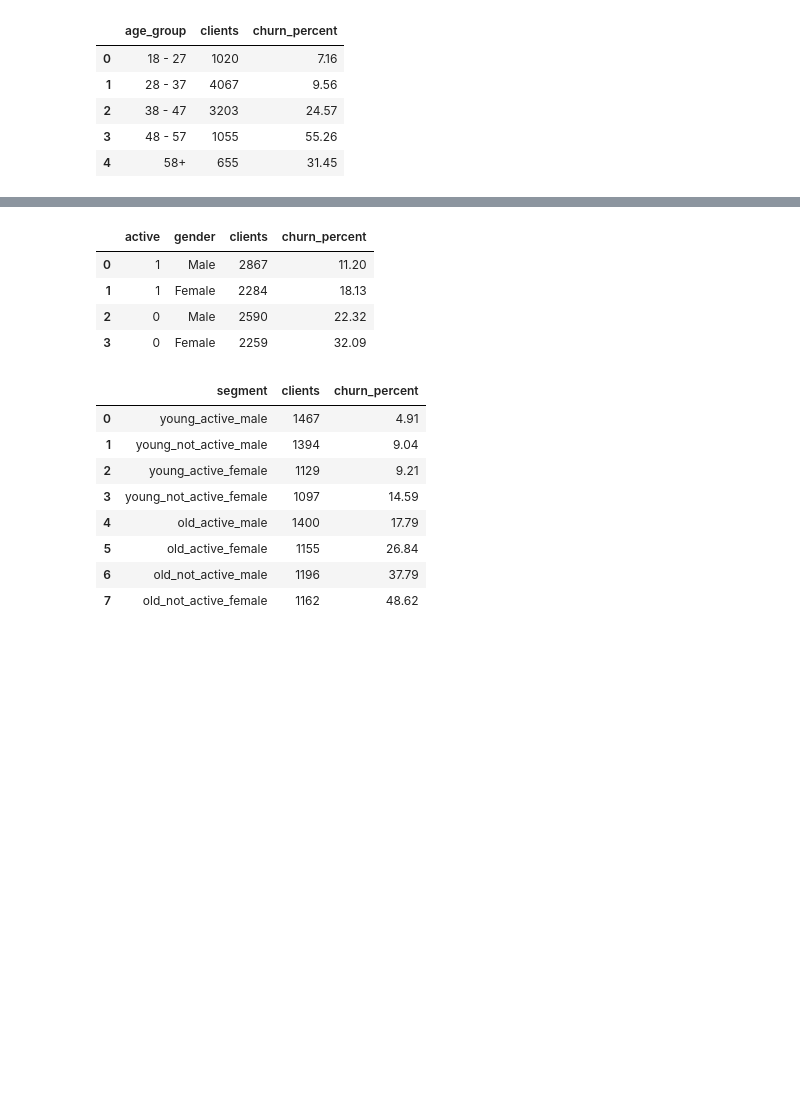
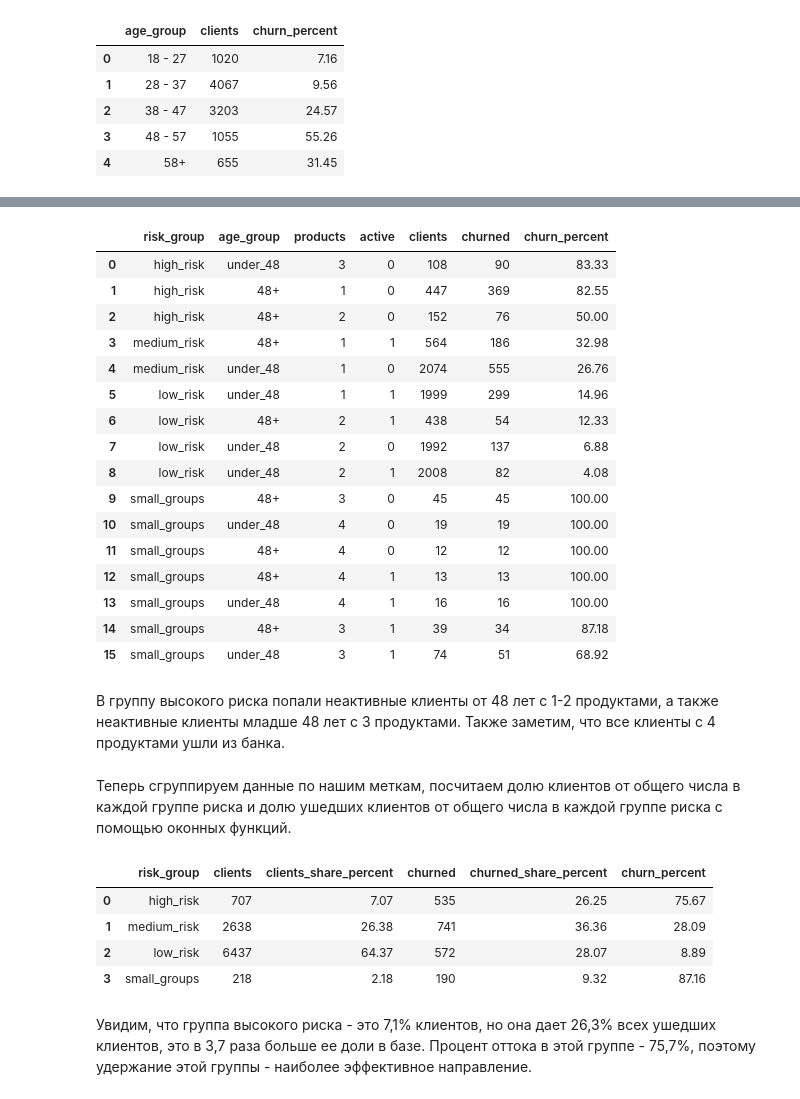
Before and after one commit to ilushav/bank-churn-analysis, a Jupyter notebook: notebooks/analysis.ipynb, the cells around one changed output, grey strips where cells are left out. Cells and saved outputs as stored; diff of their text form; code cells hidden in the pictures; blank space fills up the shorter version.

```diff
--- a/notebooks/analysis.ipynb
+++ b/notebooks/analysis.ipynb
@@ -1,6 +1,7 @@
 # %%
 import pandas as pd
 import duckdb
+pd.set_option("display.max_columns", None)
 # %% [markdown]
 ### Предметная область
 
@@ -318,37 +347,62 @@ duckdb.sql(query).df()
 # %%
 query = """
-SELECT IsActiveMember AS active, Gender As gender, COUNT(*) AS clients, ROUND(AVG(Exited) * 100, 2) AS churn_percent
-FROM df
-GROUP BY active, gender
-ORDER BY churn_percent
+WITH clients_with_age AS (
+    SELECT CASE WHEN Age <= 47 THEN 'under_48' ELSE '48+' END AS age_group, NumOfProducts AS products, IsActiveMember AS active, COUNT(*) AS clients, CAST(SUM(Exited) AS INTEGER) AS churned, ROUND(AVG(Exited) * 100, 2) AS churn_percent
+    FROM df
+    GROUP BY age_group, products, active
+)
+
+SELECT CASE WHEN clients < 100 THEN 'small_groups' WHEN churn_percent >= 50 THEN 'high_risk' WHEN churn_percent >= 25 THEN 'medium_risk' ELSE 'low_risk' END AS risk_group, *
+FROM clients_with_age
+ORDER BY CASE WHEN risk_group = 'high_risk' THEN 1 WHEN risk_group = 'medium_risk' THEN 2 WHEN risk_group = 'low_risk' THEN 3 WHEN risk_group = 'small_groups' THEN 4 END, churn_percent DESC
 """
 duckdb.sql(query).df()
 # %% [output]
-|  | active | gender | clients | churn_percent |
-| 0 | 1 | Male | 2867 | 11.20 |
-| 1 | 1 | Female | 2284 | 18.13 |
-| 2 | 0 | Male | 2590 | 22.32 |
-| 3 | 0 | Female | 2259 | 32.09 |
+|  | risk_group | age_group | products | active | clients | churned | churn_percent |
+| 0 | high_risk | under_48 | 3 | 0 | 108 | 90 | 83.33 |
+| 1 | high_risk | 48+ | 1 | 0 | 447 | 369 | 82.55 |
+| 2 | high_risk | 48+ | 2 | 0 | 152 | 76 | 50.00 |
+| 3 | medium_risk | 48+ | 1 | 1 | 564 | 186 | 32.98 |
+| 4 | medium_risk | under_48 | 1 | 0 | 2074 | 555 | 26.76 |
+| 5 | low_risk | under_48 | 1 | 1 | 1999 | 299 | 14.96 |
+| 6 | low_risk | 48+ | 2 | 1 | 438 | 54 | 12.33 |
+| 7 | low_risk | under_48 | 2 | 0 | 1992 | 137 | 6.88 |
+| 8 | low_risk | under_48 | 2 | 1 | 2008 | 82 | 4.08 |
+| 9 | small_groups | 48+ | 3 | 0 | 45 | 45 | 100.00 |
+| 10 | small_groups | under_48 | 4 | 0 | 19 | 19 | 100.00 |
+| 11 | small_groups | 48+ | 4 | 0 | 12 | 12 | 100.00 |
+| 12 | small_groups | 48+ | 4 | 1 | 13 | 13 | 100.00 |
+| 13 | small_groups | under_48 | 4 | 1 | 16 | 16 | 100.00 |
+| 14 | small_groups | 48+ | 3 | 1 | 39 | 34 | 87.18 |
+| 15 | small_groups | under_48 | 3 | 1 | 74 | 51 | 68.92 |
+# %% [markdown]
+В группу высокого риска попали неактивные клиенты от 48 лет с 1-2 продуктами, а также неактивные клиенты младше 48 лет с 3 продуктами. Также заметим, что все клиенты с 4 продуктами ушли из банка.
+# %% [markdown]
+Теперь сгруппируем данные по нашим меткам, посчитаем долю клиентов от общего числа в каждой группе риска и долю ушедших клиентов от общего числа в каждой группе риска с помощью оконных функций.
 # %%
 query = """
-WITH segments AS(
-SELECT CASE WHEN IsActiveMember = 1 AND Gender = 'Male' AND Age > 37 THEN 'old_active_male' WHEN IsActiveMember = 1 AND Gender = 'Male' AND Age <= 37 THEN 'young_active_male' WHEN IsActiveMember = 0 AND Gender = 'Male' AND Age > 37 THEN 'old_not_active_male' WHEN IsActiveMember = 0 AND Gender = 'Male' AND Age <= 37 THEN 'young_not_active_male' WHEN IsActiveMember = 1 AND Gender = 'Female' AND Age > 37 THEN 'old_active_female' WHEN IsActiveMember = 0 AND Gender = 'Female' AND Age > 37 THEN 'old_not_active_female' WHEN IsActiveMember = 1 AND Gender = 'Female' AND Age <= 37 THEN 'young_active_female' WHEN IsActiveMember = 0 AND Gender = 'Female' AND Age <= 37 THEN 'young_not_active_female' END AS segment, Exited
-FROM df)
+WITH clients_with_age AS (
+    SELECT CASE WHEN Age <= 47 THEN 'under_48' ELSE '48+' END AS age_group, NumOfProducts AS products, IsActiveMember AS active, COUNT(*) AS clients, CAST(SUM(Exited) AS INTEGER) AS churned, ROUND(AVG(Exited) * 100, 2) AS churn_percent
+    FROM df
+    GROUP BY age_group, products, active
+),
 
-SELECT segment, COUNT(*) AS clients, ROUND(AVG(Exited) * 100, 2) AS churn_percent
-FROM segments
-GROUP BY segment
-ORDER BY churn_percent
+clients_by_risk_group AS (
+    SELECT CASE WHEN clients < 100 THEN 'small_groups' WHEN churn_percent >= 50 THEN 'high_risk' WHEN churn_percent >= 25 THEN 'medium_risk' ELSE 'low_risk' END AS risk_group, *
+    FROM clients_with_age
+)
+
+SELECT risk_group, CAST(SUM(clients) AS INTEGER) AS clients, ROUND(SUM(clients) * 100.0 / SUM(SUM(clients)) OVER (), 2) AS clients_share_percent, CAST(SUM(churned) AS INTEGER) AS churned, ROUND(SUM(churned) * 100.0 / SUM(SUM(churned)) OVER (), 2) AS churned_share_percent, ROUND(SUM(churned) * 100.0 / SUM(clients), 2) AS churn_percent
+FROM clients_by_risk_group
+GROUP BY risk_group
+ORDER BY CASE WHEN risk_group = 'high_risk' THEN 1 WHEN risk_group = 'medium_risk' THEN 2 WHEN risk_group = 'low_risk' THEN 3 WHEN risk_group = 'small_groups' THEN 4 END
 """
-
 duckdb.sql(query).df()
 # %% [output]
-|  | segment | clients | churn_percent |
-| 0 | young_active_male | 1467 | 4.91 |
-| 1 | young_not_active_male | 1394 | 9.04 |
-| 2 | young_active_female | 1129 | 9.21 |
-| 3 | young_not_active_female | 1097 | 14.59 |
-| 4 | old_active_male | 1400 | 17.79 |
-| 5 | old_active_female | 1155 | 26.84 |
-| 6 | old_not_active_male | 1196 | 37.79 |
-| 7 | old_not_active_female | 1162 | 48.62 |
+|  | risk_group | clients | clients_share_percent | churned | churned_share_percent | churn_percent |
+| 0 | high_risk | 707 | 7.07 | 535 | 26.25 | 75.67 |
+| 1 | medium_risk | 2638 | 26.38 | 741 | 36.36 | 28.09 |
+| 2 | low_risk | 6437 | 64.37 | 572 | 28.07 | 8.89 |
+| 3 | small_groups | 218 | 2.18 | 190 | 9.32 | 87.16 |
+# %% [markdown]
+Увидим, что группа высокого риска - это 7,1% клиентов, но она дает 26,3% всех ушедших клиентов, это в 3,7 раза больше ее доли в базе. Процент оттока в этой группе - 75,7%, поэтому удержание этой группы - наиболее эффективное направление.
```
Also changed, not shown: parts of 36 cells of this notebook.
